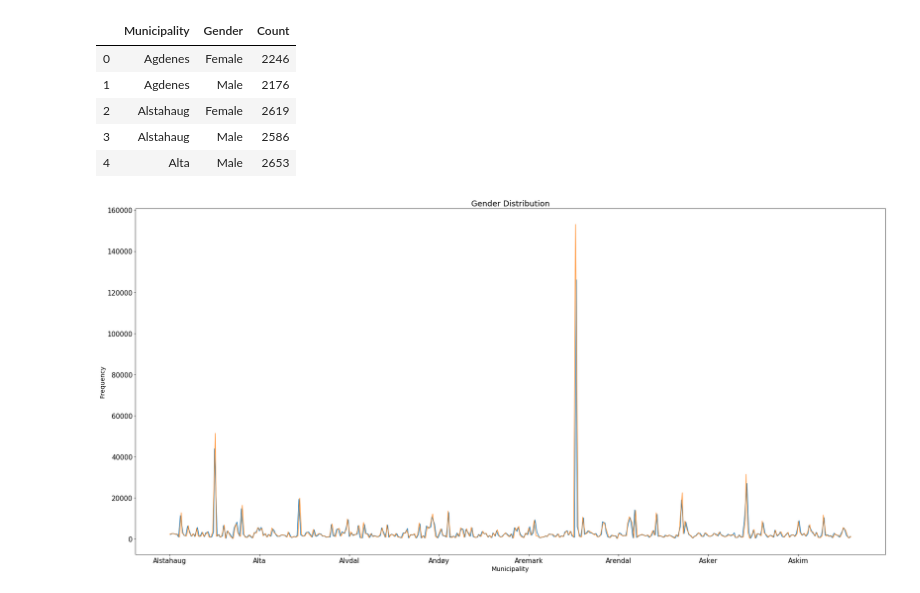
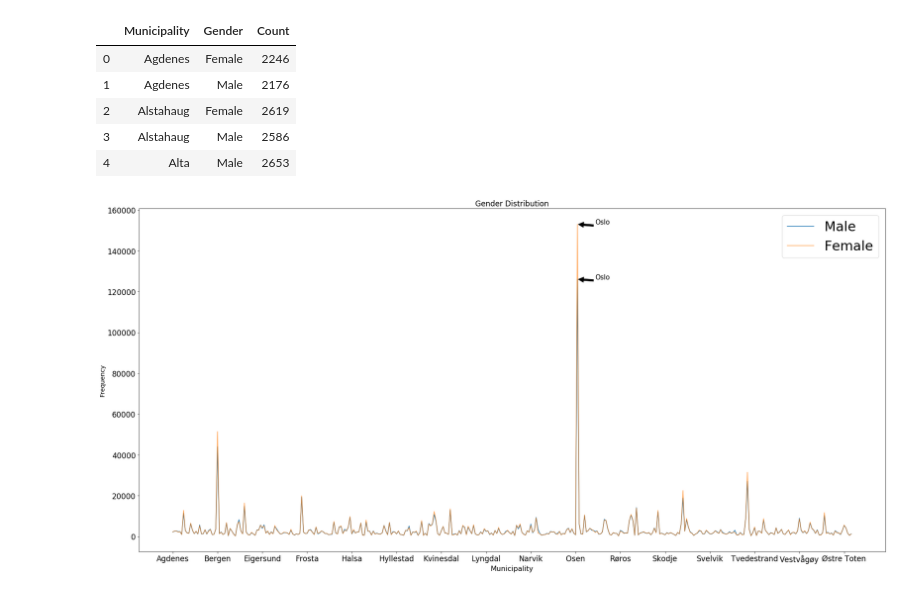
Before and after one commit to BerntA/NorwegianDemographics, a Jupyter notebook: src/visualize.ipynb, the cells around one changed output. Saved outputs shown, nothing was run; the diff lists cells and outputs as text; code cells hidden in the pictures.

Commit message:
- Fixed bugs related to gender distribution plot, also annotated peaks for male and female. Added visualization of mormons.

```diff
--- a/src/visualize.ipynb
+++ b/src/visualize.ipynb
@@ -188,0 +191,8 @@ visualize(df_municipalities, np.array(values), '1910 Top Religion Distribution',
+# %%
+pop = np.zeros(len(df_municipalities), dtype=np.uint64)
+for m, r, c in zip(df_religion_1910.Municipality, df_religion_1910.Religion, df_religion_1910.Count):
+    if r != 'Mormon':
+        continue
+    pop[MUNICIPALITIES_IDX[m]] = c
+
+visualize(df_municipalities, pop, '1910 Mormons Distribution', False, '1910_religion_mormons')
@@ -224,25 +236,35 @@ df_gender_1910.head()
 | 3 | Alstahaug | Male | 2586 |
 | 4 | Alta | Male | 2653 |
 # %%
+municipalities = sorted(list(set(df_gender_1910.Municipality)))
+municipalities_idx = {m:i for i,m in enumerate(municipalities)}
+
 def getCoordinates(k):
-    x = [i for i,g in enumerate(df_gender_1910.Gender) if g == k]
-    y = [df_gender_1910.Count[i] for i in x]
-    return x, y
+    x = [municipalities_idx[m] for m,g in zip(df_gender_1910.Municipality, df_gender_1910.Gender) if g == k]
+    y = [c for c,g in zip(df_gender_1910.Count, df_gender_1910.Gender) if g == k]
+    return np.array(x), np.array(y)
 
 male_x, male_y = getCoordinates('Male')
 female_x, female_y = getCoordinates('Female')
 
+maleMAX = (male_y.argmax(), male_y.max())
+femaleMAX = (female_y.argmax(), female_y.max())
+
 fig, ax = plt.subplots(1, figsize=(25,12))
-ax.plot(male_x, male_y)
-ax.plot(female_x, female_y, alpha=0.8)
-ax.set_title('Gender Distribution', fontsize=18)
+ax.plot(male_x, male_y, label='Male')
+ax.plot(female_x, female_y, alpha=0.7, label='Female')
+ax.annotate(municipalities[maleMAX[0]], xy=maleMAX, xytext=(maleMAX[0]+10, maleMAX[1]), fontsize=15, arrowprops=dict(facecolor='black', shrink=0.05))
+ax.annotate(municipalities[femaleMAX[0]], xy=femaleMAX, xytext=(femaleMAX[0]+10, femaleMAX[1]), fontsize=15, arrowprops=dict(facecolor='black', shrink=0.05))
+ax.set_title('Gender Distribution', fontsize=17)
 ax.set_ylabel('Frequency', fontsize=14)
-ax.set_xlabel('Municipality', fontsize=14)
-ax.set_xticklabels([m for m in sorted(set(df_gender_1910.Municipality))])
-plt.xticks(fontsize=15)
-plt.yticks(fontsize=15)
+ax.set_xlabel('Municipality', fontsize=16)
+ax.set_xticks(range(0,len(municipalities),25))
+ax.set_xticklabels([municipalities[x][:11] for x in ax.get_xticks()])
+ax.legend(fontsize=30)
+plt.xticks(fontsize=17)
+plt.yticks(fontsize=17)
 plt.tight_layout()
 plt.savefig('img/1910_gender_distribution.png', transparent=False, bbox_inches='tight')
 plt.show()
 # %% [output]
-[figure, old version]
+[figure, new version]
```
Also changed, not shown: parts of 2 cells of this notebook, 2 other files.
